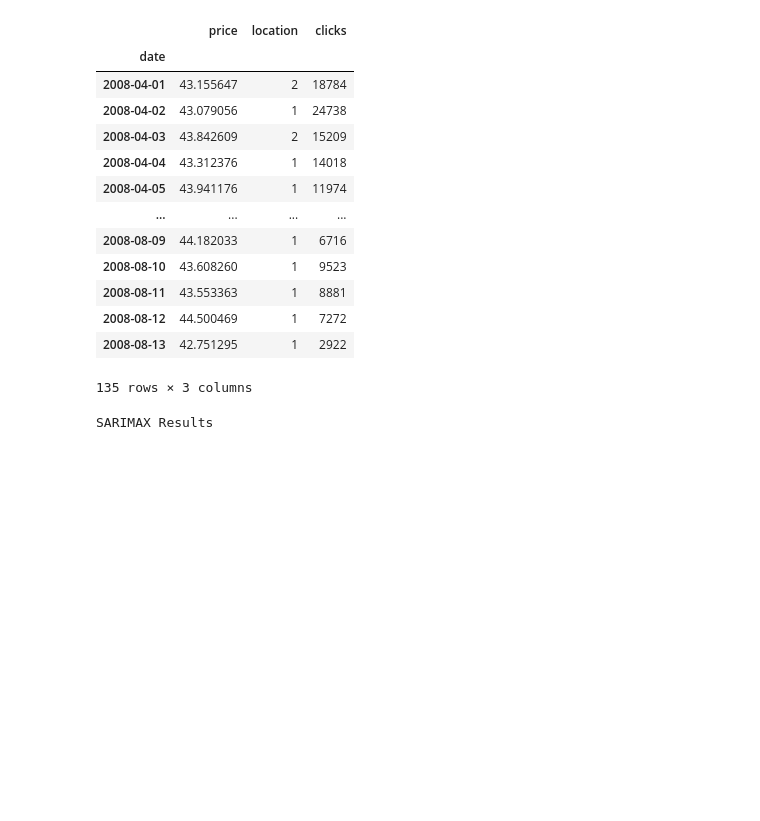
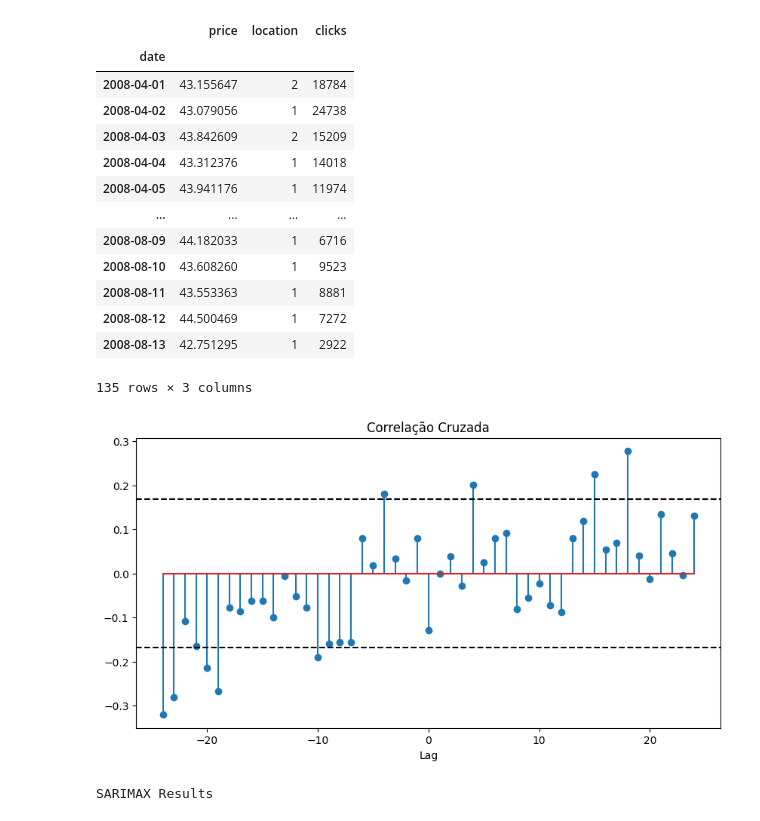
Before and after one commit to danielrferreira/classes, a Jupyter notebook: ASN/Séries Temporais/preparacao/Aula 7.ipynb, the cells around one changed output. Saved outputs shown, nothing was run; the diff lists cells and outputs as text; code cells hidden in the pictures; blank space fills up the shorter version.

Commit message:
funcao correlacao cruzada

```diff
--- a/ASN/Séries Temporais/preparacao/Aula 7.ipynb
+++ b/ASN/Séries Temporais/preparacao/Aula 7.ipynb
@@ -35,3 +38,7 @@ df
+# %%
+correlacao_cruzada(y,x)
+# %% [output]
+[figure, added]
 # %%
 model1 = SARIMAX(df['clicks'], order = (0,1,1), seasonal_order=(0,1,1,12), exog=df['price']).fit(disp=False)
 # %%
```
Also changed, not shown: parts of 6 cells of this notebook, 1 other file.
